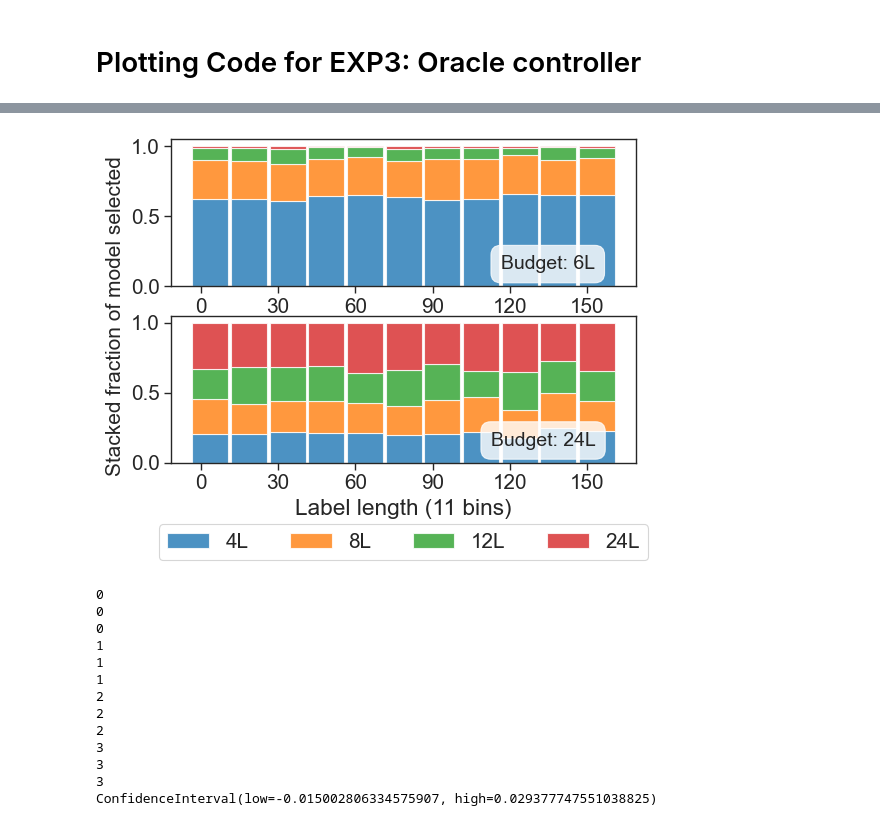
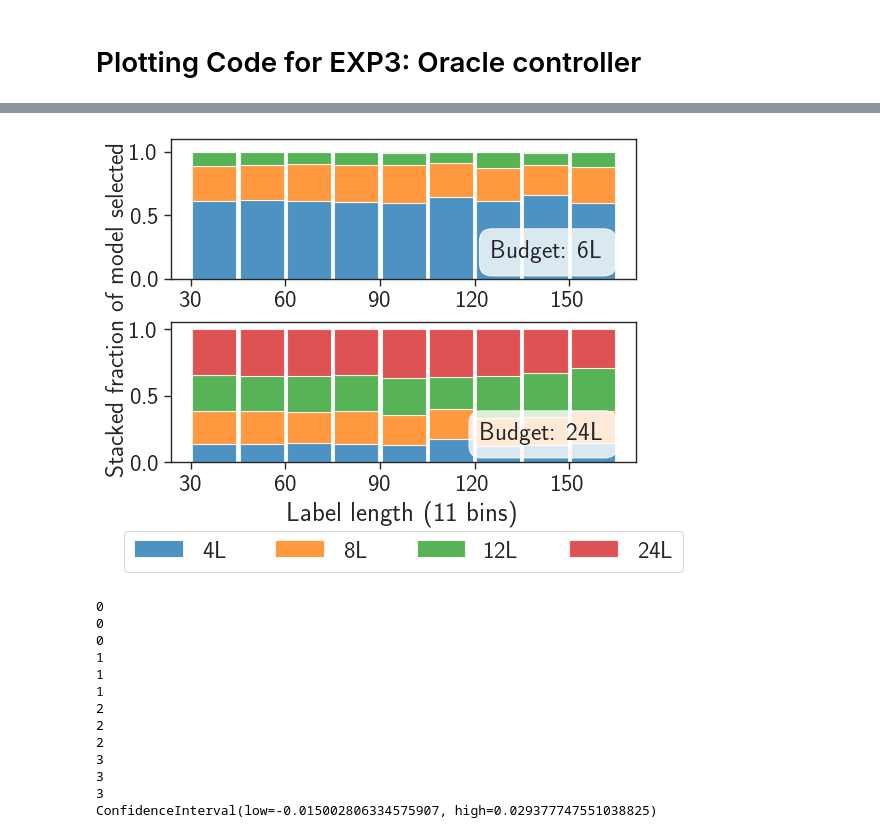
Before and after one commit to networkslab/enlsp_neurips24, a Jupyter notebook: src/analysis/EXP3.ipynb, the cells around one changed output, grey strips where cells are left out. Drawn from its saved outputs; the diff is of its cells as text; code cells hidden in the pictures.

```diff
--- a/src/analysis/EXP3.ipynb
+++ b/src/analysis/EXP3.ipynb
@@ -10,12 +10,19 @@ from knapsack_solver import KnapsackSolver
 import seaborn as sns
 from scipy.stats import pearsonr, spearmanr, BootstrapMethod
 os.chdir(r"""C:\Users\thgla\Documents\GitHub\ADALaS""")
+plt.rcParams['text.latex.preamble'] = r'\usepackage{amsmath} \usepackage{sansmath} \sansmath'
 # %%
+# FILENAMES = {
+#         1: r"data\test_results\alpaca\ULS_4L-1.3b_alpaca_28-08_04-01-03",
+#         2: r"data\test_results\alpaca\ULS_8L-1.3b_alpaca_28-08_02-48-04",
+#         3: r"data\test_results\alpaca\ULS_12L_run2-1.3b_alpaca_31-08_19-40-56",
+#         6: r"data\test_results\alpaca\full_prop-1.3b_alpaca_27-08_18-16-38"
+# }
 FILENAMES = {
-        1: r"data\test_results\alpaca\ULS_4L-1.3b_alpaca_28-08_04-01-03",
-        2: r"data\test_results\alpaca\ULS_8L-1.3b_alpaca_28-08_02-48-04",
-        3: r"data\test_results\alpaca\ULS_12L_run2-1.3b_alpaca_31-08_19-40-56",
-        6: r"data\test_results\alpaca\full_prop-1.3b_alpaca_27-08_18-16-38"
+        1: r"data\test_results\cnndm\eval_ULS_4L_cnn_dailymail_08-09_07-49-32",
+        2: r"data\test_results\cnndm\eval_ULS_8L_cnn_dailymail_08-09_05-44-03",
+        3: r"data\test_results\cnndm\eval_ULS_12L_cnn_dailymail_08-09_03-39-42",
+        6: r"data\test_results\cnndm\eval_full_prop_cnn_dailymail_08-09_01-34-23"
 }
 
 shards = 5
@@ -115,5 +133,5 @@ print(max_capacity)
 # %%
-kp_solver = KnapsackSolver(values_sorted, weights_sorted, indices_sorted, shard_number=10, max_layer=6)
+kp_solver = KnapsackSolver(values_sorted, weights_sorted, indices_sorted, shard_number=16, max_layer=6)
 
 kp_solver.solve()
 # %%
@@ -197,57 +230,66 @@ for k, layer_choices_for_b in enumerate(layer_choices_for_bs):
     layer_choices_for_b = np.array(layer_choices_for_b)
     label_lengths = np.array(label_lengths)
 
-    bins = np.linspace(0, 150, 11)
+    bins = np.linspace(30, 150, 9)
     digitized = np.digitize(label_lengths, bins)
     binned_layer_choices = [[0,0,0,0] for _ in range(len(bins))]
     for i in range(len(label_lengths)):
         bin_idx = digitized[i]
         layer_choice = layer_choices_for_b[i]
         layer_choice_idx = indices_lookup.index(layer_choice)
         binned_layer_choices[bin_idx-1][layer_choice_idx] += 1
 
     #normalize by the number of items in each bin
     for i in range(len(binned_layer_choices)):
         total_items = sum(binned_layer_choices[i])
         binned_layer_choices[i] = [x/total_items for x in binned_layer_choices[i]] if total_items != 0 else [0,0,0,0]
 
     layer_use_1[k] = [binned_layer_choice[0] for binned_layer_choice in binned_layer_choices]
     layer_use_2[k] = [binned_layer_choice[1] for binned_layer_choice in binned_layer_choices]
     layer_use_3[k] = [binned_layer_choice[2] for binned_layer_choice in binned_layer_choices]
     layer_use_6[k] = [binned_layer_choice[3] for binned_layer_choice in binned_layer_choices]
 
-sns.set_theme(context="paper", style="ticks",font_scale=1.7,palette="tab10")
-#plot 2 stacked figures
+sns.set_theme(context="paper", style="ticks",font_scale=2.0,palette="tab10")
+plt.rcParams.update({
+    "text.usetex": True,
+    "font.family": "sans-serif",
+})
+#plot 2 stacked figures, add space between them
 plt.figure(figsize=(6,4.2))
 plt.rc('font', size=14)
 #top plot
 plt.subplot(2,1,1)
-plt.bar(bins+3.75, layer_use_1[0], width=14, alpha=0.8, label='4L')
-plt.bar(bins+3.75, layer_use_2[0], width=14, alpha=0.8, label='8L', bottom=layer_use_1[0])
-plt.bar(bins+3.75, layer_use_3[0], width=14, alpha=0.8, label='12L', bottom=np.array(layer_use_1[0]) + np.array(layer_use_2[0]))
-plt.bar(bins+3.75, layer_use_6[0], width=14, alpha=0.8, label='24L', bottom=np.array(layer_use_1[0]) + np.array(layer_use_2[0]) + np.array(layer_use_3[0]))
-plt.xticks(np.arange(0, 165, 30))
+plt.bar(bins+7.5, layer_use_1[0], width=14, alpha=0.8, label='4L')
+plt.bar(bins+7.5, layer_use_2[0], width=14, alpha=0.8, label='8L', bottom=layer_use_1[0])
+plt.bar(bins+7.5, layer_use_3[0], width=14, alpha=0.8, label='12L', bottom=np.array(layer_use_1[0]) + np.array(layer_use_2[0]))
+plt.bar(bins+7.5, layer_use_6[0], width=14, alpha=0.8, label='24L', bottom=np.array(layer_use_1[0]) + np.array(layer_use_2[0]) + np.array(layer_use_3[0]))
+plt.xticks(np.arange(30, 165, 30))
+plt.ylim(0,1.1)
+plt.yticks([0.0,0.5,1.0])
 
+#add space between plots
+plt.subplots_adjust(hspace=0.31)
 #second plot
 plt.subplot(2,1,2)
-plt.bar(bins+3.75, layer_use_1[1], width=14, alpha=0.8, label='4L')
-plt.bar(bins+3.75, layer_use_2[1], width=14, alpha=0.8, label='8L', bottom=layer_use_1[1])
-plt.bar(bins+3.75, layer_use_3[1], width=14, alpha=0.8, label='12L', bottom=np.array(layer_use_1[1]) + np.array(layer_use_2[1]))
-plt.bar(bins+3.75, layer_use_6[1], width=14, alpha=0.8, label='24L', bottom=np.array(layer_use_1[1]) + np.array(layer_use_2[1]) + np.array(layer_use_3[1]))
+plt.bar(bins+7.5, layer_use_1[1], width=14, alpha=0.8, label='4L')
+plt.bar(bins+7.5, layer_use_2[1], width=14, alpha=0.8, label='8L', bottom=layer_use_1[1])
+plt.bar(bins+7.5, layer_use_3[1], width=14, alpha=0.8, label='12L', bottom=np.array(layer_use_1[1]) + np.array(layer_use_2[1]))
+plt.bar(bins+7.5, layer_use_6[1], width=14, alpha=0.8, label='24L', bottom=np.array(layer_use_1[1]) + np.array(layer_use_2[1]) + np.array(layer_use_3[1]))
+plt.yticks([0.0,0.5,1.0])
 #single legend along bottom, horizontal
-plt.legend(loc='upper center', bbox_to_anchor=(0.5, -0.35), ncol=4)
+plt.legend(loc='upper center', bbox_to_anchor=(0.5, -0.40), ncol=4)
 plt.xlabel('Label length (11 bins)')
 # single y label
-plt.text(-0.14, 1, 'Stacked fraction of model selected', va='center', rotation='vertical', transform=plt.gca().transAxes, fontsize=15)
-plt.xticks(np.arange(0, 165, 30))
+plt.text(-0.14, 1.1, 'Stacked fraction of model selected', va='center', rotation='vertical', transform=plt.gca().transAxes, fontsize=18)
+plt.xticks(np.arange(30, 165, 30))
 
 #write budget for each plot, with a filled box
-plt.text(0.81, 1.35, 'Budget: 6L', va='center', ha='center', transform=plt.gca().transAxes, bbox=dict(facecolor='white', boxstyle='round,pad=0.5', alpha=0.8))
-plt.text(0.8, 0.15, 'Budget: 24L', va='center', ha='center', transform=plt.gca().transAxes, bbox=dict(facecolor='white', boxstyle='round,pad=0.5', alpha=0.8))
-plt.savefig(r"data\rouge_scores_ULS\Alpaca\sequence_bins.pdf", bbox_inches='tight')
+plt.text(0.81, 1.5, 'Budget: 6L', va='center', ha='center', transform=plt.gca().transAxes, bbox=dict(facecolor='white', boxstyle='round,pad=0.5', alpha=0.8), fontsize=18)
+plt.text(0.8, 0.20, 'Budget: 24L', va='center', ha='center', transform=plt.gca().transAxes, bbox=dict(facecolor='white', boxstyle='round,pad=0.5', alpha=0.8), fontsize=18)
+plt.savefig(r"data\rouge_scores_ULS\CNNDM\sequence_bins.pdf", bbox_inches='tight')
 plt.show()
 # %% [output]
-[figure, old version]
+[figure, new version]
 # %%
 corr_budget = 12
 layer_choices_for_corr = np.array(layer_choices[corr_budget-4])
```
Also changed, not shown: parts of 11 cells of this notebook, 3 other files.
